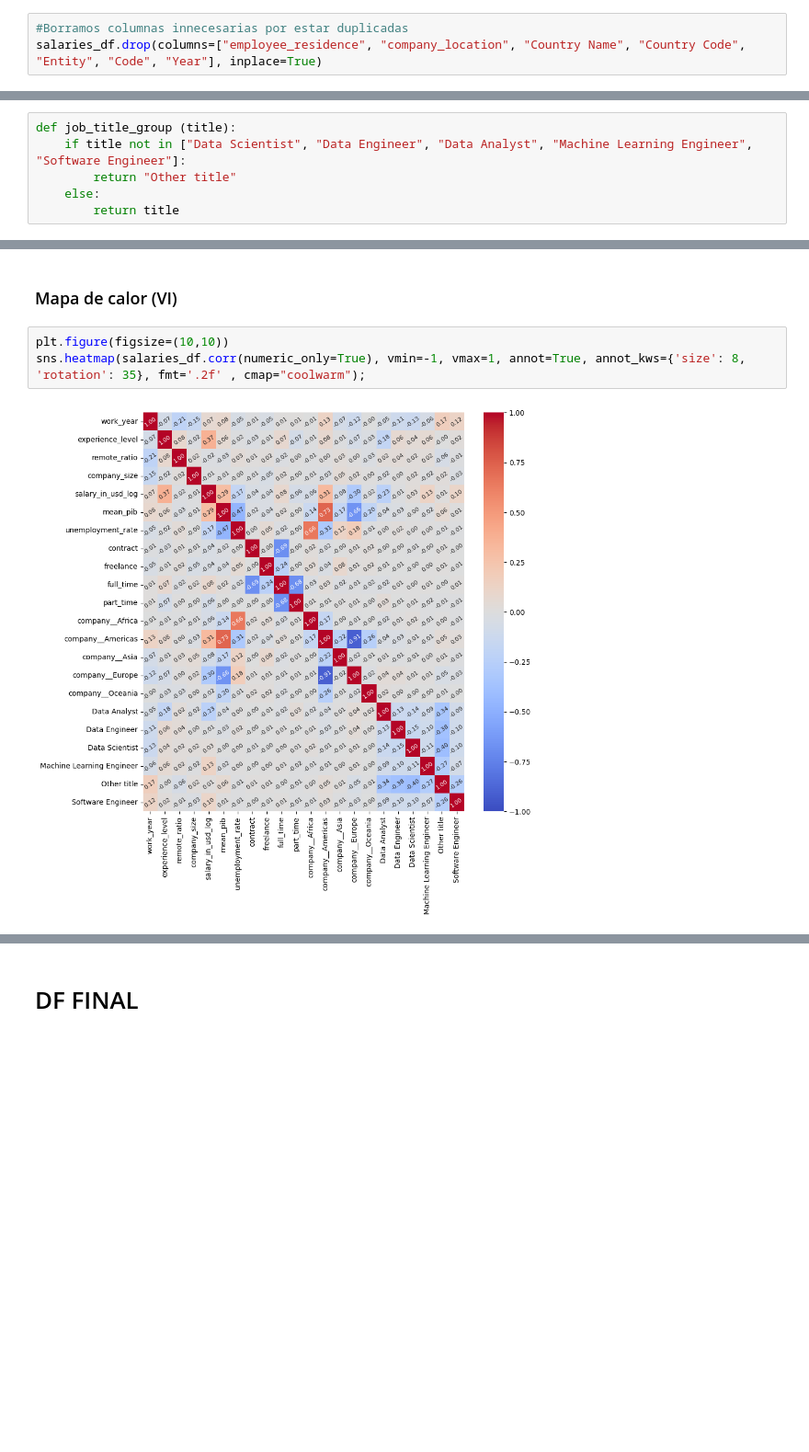
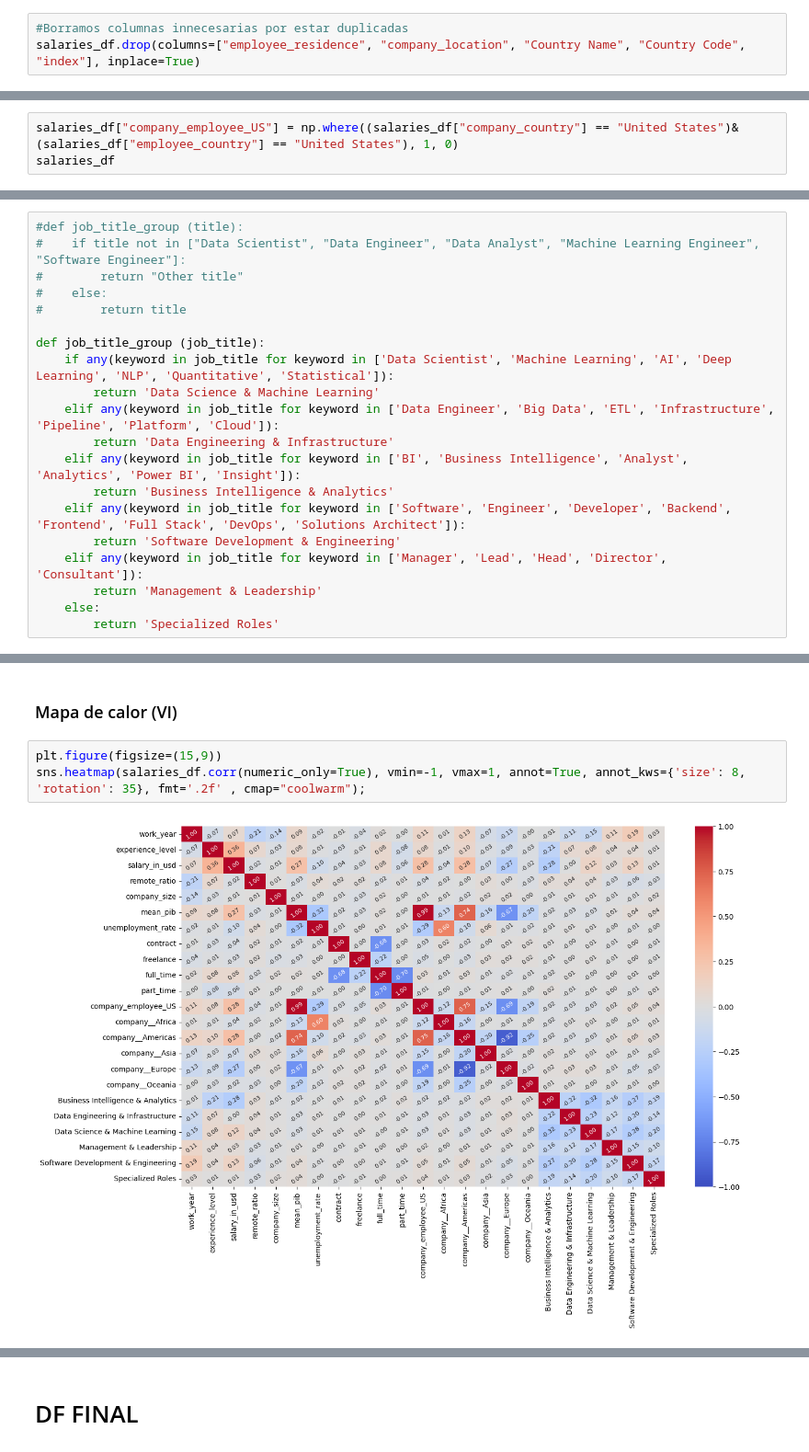
Before and after one commit to tacedo97/ML-AI-Salary-Prediction, a Jupyter notebook: notebooks/02_LimpiezaEDA.ipynb, the cells around one changed output, grey strips where cells are left out. Shown at 92% size. Cells and saved outputs as stored; diff of their text form; blank space fills up the shorter version.

```diff
--- a/notebooks/02_LimpiezaEDA.ipynb
+++ b/notebooks/02_LimpiezaEDA.ipynb
@@ -722,6 +710,6 @@ salaries_df.head(5)
 # %%
 #Borramos columnas innecesarias por estar duplicadas
-salaries_df.drop(columns=["employee_residence", "company_location", "Country Name", "Country Code", "Entity", "Code", "Year"], inplace=True)
+salaries_df.drop(columns=["employee_residence", "company_location", "Country Name", "Country Code", "index"], inplace=True)
 # %% [markdown]
 # MAPA DE CALOR (I)
 # %%
@@ -819,0 +863,3 @@ sns.heatmap(salaries_df.corr(numeric_only=True), vmin=-1, vmax=1, annot=True, cm
+# %%
+salaries_df["company_employee_US"] = np.where((salaries_df["company_country"] == "United States")&(salaries_df["employee_country"] == "United States"), 1, 0)
+salaries_df
@@ -880,12 +931,26 @@ Name: count, dtype: int64
 pd.reset_option('display.max_rows', 0)
 # %% [markdown]
 Si nos fijamos en el output previo, vemos que hay unos puestos que predominan en cantidad frente al resto. Por ello, vamos a hacer la siguiente agrupación:
-# %%
-def job_title_group (title):
-    if title not in ["Data Scientist", "Data Engineer", "Data Analyst", "Machine Learning Engineer", "Software Engineer"]:
-        return "Other title"
-    else:
-        return title
+# %%
+#def job_title_group (title):
+#    if title not in ["Data Scientist", "Data Engineer", "Data Analyst", "Machine Learning Engineer", "Software Engineer"]:
+#        return "Other title"
+#    else:
+#        return title
+
+def job_title_group (job_title):
+    if any(keyword in job_title for keyword in ['Data Scientist', 'Machine Learning', 'AI', 'Deep Learning', 'NLP', 'Quantitative', 'Statistical']):
+        return 'Data Science & Machine Learning'
+    elif any(keyword in job_title for keyword in ['Data Engineer', 'Big Data', 'ETL', 'Infrastructure', 'Pipeline', 'Platform', 'Cloud']):
+        return 'Data Engineering & Infrastructure'
+    elif any(keyword in job_title for keyword in ['BI', 'Business Intelligence', 'Analyst', 'Analytics', 'Power BI', 'Insight']):
+        return 'Business Intelligence & Analytics'
+    elif any(keyword in job_title for keyword in ['Software', 'Engineer', 'Developer', 'Backend', 'Frontend', 'Full Stack', 'DevOps', 'Solutions Architect']):
+        return 'Software Development & Engineering'
+    elif any(keyword in job_title for keyword in ['Manager', 'Lead', 'Head', 'Director', 'Consultant']):
+        return 'Management & Leadership'
+    else:
+        return 'Specialized Roles'
 # %%
 #Creamos una columna adicional en la que todos aquellos registros de la tabla no se correspondan con ninguna de las profesiones del top 5 se clasificarán como "Other title"
 salaries_df["job_title_grouping"] = salaries_df["job_title"].apply(job_title_group)
@@ -895,7 +960,7 @@ salaries_df = pd.concat([salaries_df, pd.get_dummies(salaries_df["job_title_grou
 # %% [markdown]
 ### Mapa de calor (VI)
 # %%
-plt.figure(figsize=(10,10))
+plt.figure(figsize=(15,9))
 sns.heatmap(salaries_df.corr(numeric_only=True), vmin=-1, vmax=1, annot=True, annot_kws={'size': 8, 'rotation': 35}, fmt='.2f' , cmap="coolwarm");
 # %% [output]
-[figure, old version]
+[figure, new version]
```
Also changed, not shown: parts of 63 cells of this notebook, 2 other files.
